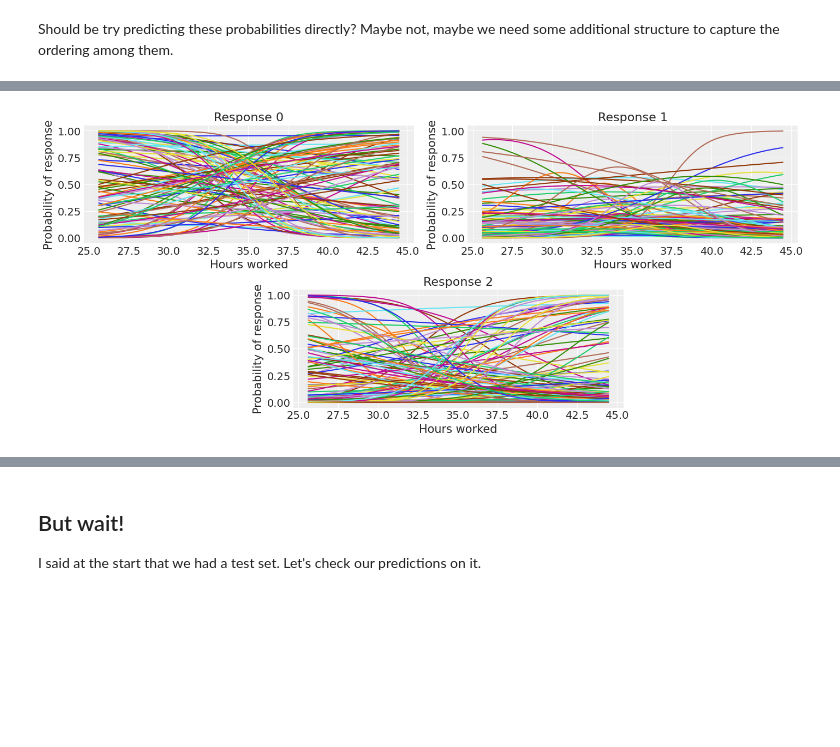
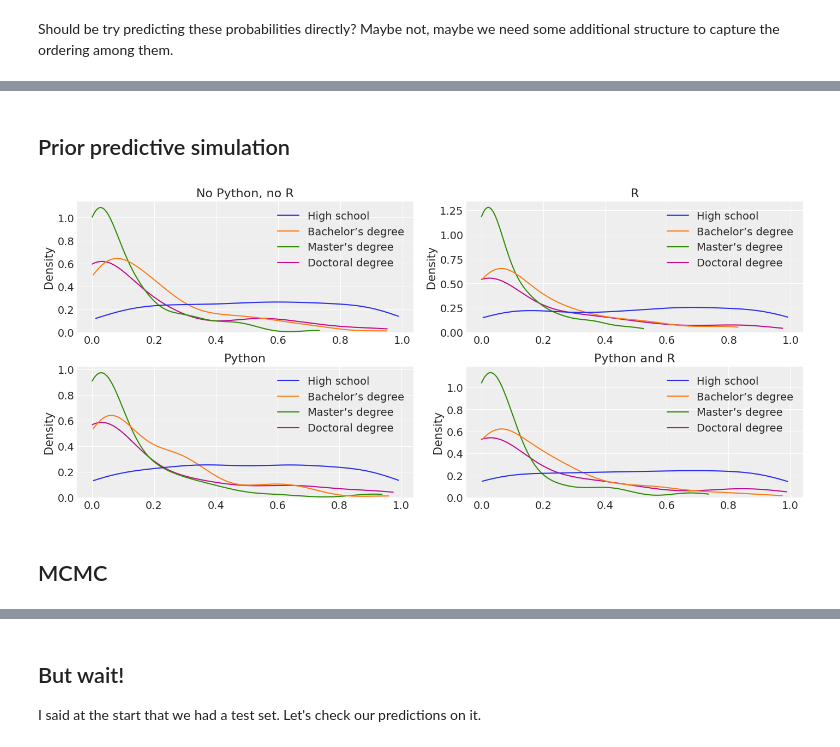
Before and after one commit to MarcoGorelli/pydataglobal-21, a Jupyter notebook: round 2.ipynb, the cells around one changed output, grey strips where cells are left out. Cells and saved outputs as stored; diff of their text form; code cells hidden in the pictures; blank space fills up the shorter version.

```diff
--- a/round 2.ipynb
+++ b/round 2.ipynb
@@ -53,0 +63,8 @@ ax.set_title('Survey response as a function of hours worked');
+# %%
+education_to_index = {
+    'High school': 0,
+    'Bachelor’s degree': 1,
+    'Master’s degree': 2,
+    'Doctoral degree': 3,
+}
+index_to_education = {val: key for key, val in education_to_index.items()}
@@ -197,31 +163,32 @@ def ordered_logistic_regression(hours_worked_scaled, n_responses, response=None)
+# %% [markdown]
+## Prior predictive simulation
 # %%
 prior_pred = numpyro.infer.Predictive(ordered_logistic_regression, num_samples=100)
 hours_worked_scaled = np.linspace(-3, 3, num=100)
 prior_predictions = prior_pred(
     jax.random.PRNGKey(93),
-    hours_worked_scaled=hours_worked_scaled,
-    n_responses=3,
+    python=np.array([0, 0, 1, 1]),
+    R=np.array([0, 1, 0, 1]),
+    n_responses=4,
 )
 # %%
-fig = plt.figure(figsize=(14, 6))
-hours_worked = hours_worked_scaled*train['hours_worked'].std() + train['hours_worked'].mean()
+fig, ax = plt.subplots(nrows=2, ncols=2, figsize=(14, 6))
+ax = ax.flatten()
+rows = {
+    0: 'No Python, no R',
+    1: 'R',
+    2: 'Python',
+    3: 'Python and R',
+}
 
-gs = gridspec.GridSpec(4, 4, figure=fig)
-ax = []
-ax.append(fig.add_subplot(gs[:2, :2]))
-ax.append(fig.add_subplot(gs[:2, 2:], sharey=ax[0]))
-ax.append(fig.add_subplot(gs[2:, 1:3]))
-
-for response in (0, 1, 2):
-    ax[response].plot(
-        hours_worked,
-        prior_predictions["probs"][:, :, response].T,
-    )
-    ax[response].set_xlabel("Hours worked")
-    ax[response].set_ylabel("Probability of response")
-    ax[response].set_title(f'Response {response}')
+for row, description in rows.items():
+    prior_df = pd.DataFrame(prior_predictions['probs'][:, row, :], columns=education_to_index)
+    sns.kdeplot(data=prior_df, ax=ax[row], cut=0);
+    ax[row].set_title(description)
 # %% [output]
-[figure, old version]
+[figure, new version]
+# %% [markdown]
+## MCMC
 # %%
 sampler = numpyro.infer.NUTS(ordered_logistic_regression)
 mcmc = numpyro.infer.MCMC(sampler, num_chains=4, num_samples=1000, num_warmup=1000)
```
Also changed, not shown: parts of 34 cells of this notebook.
